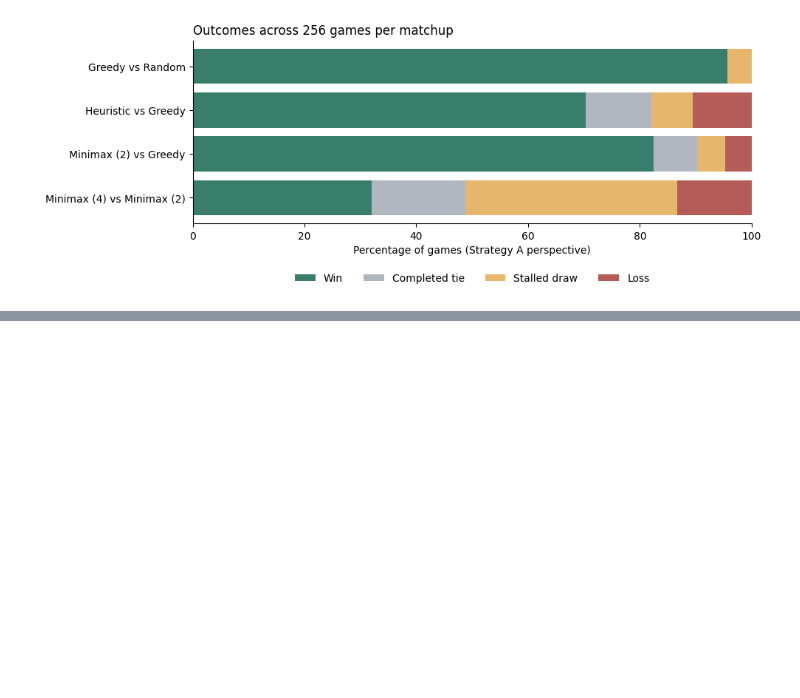
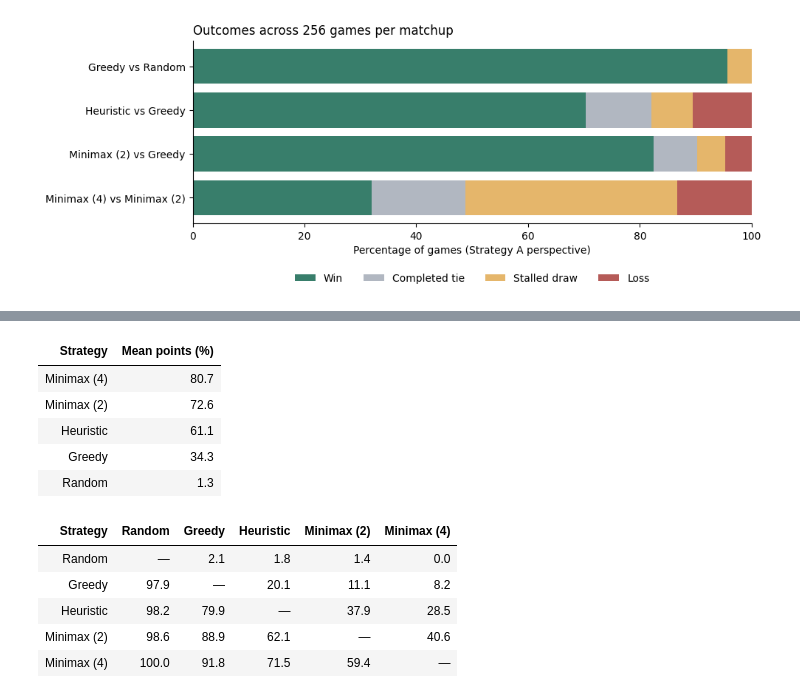
Before and after one commit to CJDelos1992/filler-strategy-lab, a Jupyter notebook: Filler_Strategy_Analysis.ipynb, the cells around one changed output, grey strips where cells are left out. Cells and saved outputs as stored; diff of their text form; code cells hidden in the pictures; blank space fills up the shorter version.

```diff
--- a/Filler_Strategy_Analysis.ipynb
+++ b/Filler_Strategy_Analysis.ipynb
@@ -624,0 +653,47 @@ For now, the project answers a narrower question: under a common model and balan
+# %%
+from itertools import combinations
+import numpy as np
+
+STRATEGIES = ['random','greedy','heuristic','minimax:2','minimax:4']
+NAMES = dict(zip(STRATEGIES,['Random','Greedy','Heuristic','Minimax (2)','Minimax (4)']))
+BASE_SEEDS = range(1001,1065)
+
+
+def run_match(a,b,seeds,**settings):
+    return pd.DataFrame([play((a,b,seed,swap,first),**settings)
+                         for seed in seeds for swap in (0,1) for first in (0,1)])
+
+
+def metrics(frame):
+    y = frame.outcome
+    return {'Games':len(frame), 'Wins':int((y==1).sum()), 'Draws':int((y==0).sum()),
+            'Losses':int((y==-1).sum()), 'Win (%)':100*(y==1).mean(),
+            'Points (%)':50*(y+1).mean(), 'Stalled (%)':100*frame.stall.mean(),
+            'Mean margin':frame.margin.mean()}
+
+played = {frozenset(pair) for pair in MATCHUPS}
+extra = [run_match(a,b,BASE_SEEDS) for a,b in combinations(STRATEGIES,2)
+         if frozenset((a,b)) not in played]
+tournament = pd.concat([games,*extra],ignore_index=True)
+assert len(tournament)==2560
+matrix = pd.DataFrame(np.nan,index=STRATEGIES,columns=STRATEGIES)
+for (a,b),frame in tournament.groupby(['strategy_a','strategy_b']):
+    matrix.loc[a,b] = metrics(frame)['Points (%)']
+    matrix.loc[b,a] = 100-matrix.loc[a,b]
+assert matrix.notna().sum().eq(4).all()
+ranking = matrix.mean(axis=1).sort_values(ascending=False)
+display(ranking.rename(index=NAMES).round(1).to_frame('Mean points (%)'))
+display(matrix.rename(index=NAMES,columns=NAMES).round(1))
+# %% [output]
+| Strategy | Mean points (%) |
+| Minimax (4) | 80.7 |
+| Minimax (2) | 72.6 |
+| Heuristic | 61.1 |
+| Greedy | 34.3 |
+| Random | 1.3 |
+| Strategy | Random | Greedy | Heuristic | Minimax (2) | Minimax (4) |
+| Random | — | 2.1 | 1.8 | 1.4 | 0.0 |
+| Greedy | 97.9 | — | 20.1 | 11.1 | 8.2 |
+| Heuristic | 98.2 | 79.9 | — | 37.9 | 28.5 |
+| Minimax (2) | 98.6 | 88.9 | 62.1 | — | 40.6 |
+| Minimax (4) | 100.0 | 91.8 | 71.5 | 59.4 | — |
```
Also changed, not shown: parts of 26 cells of this notebook.
